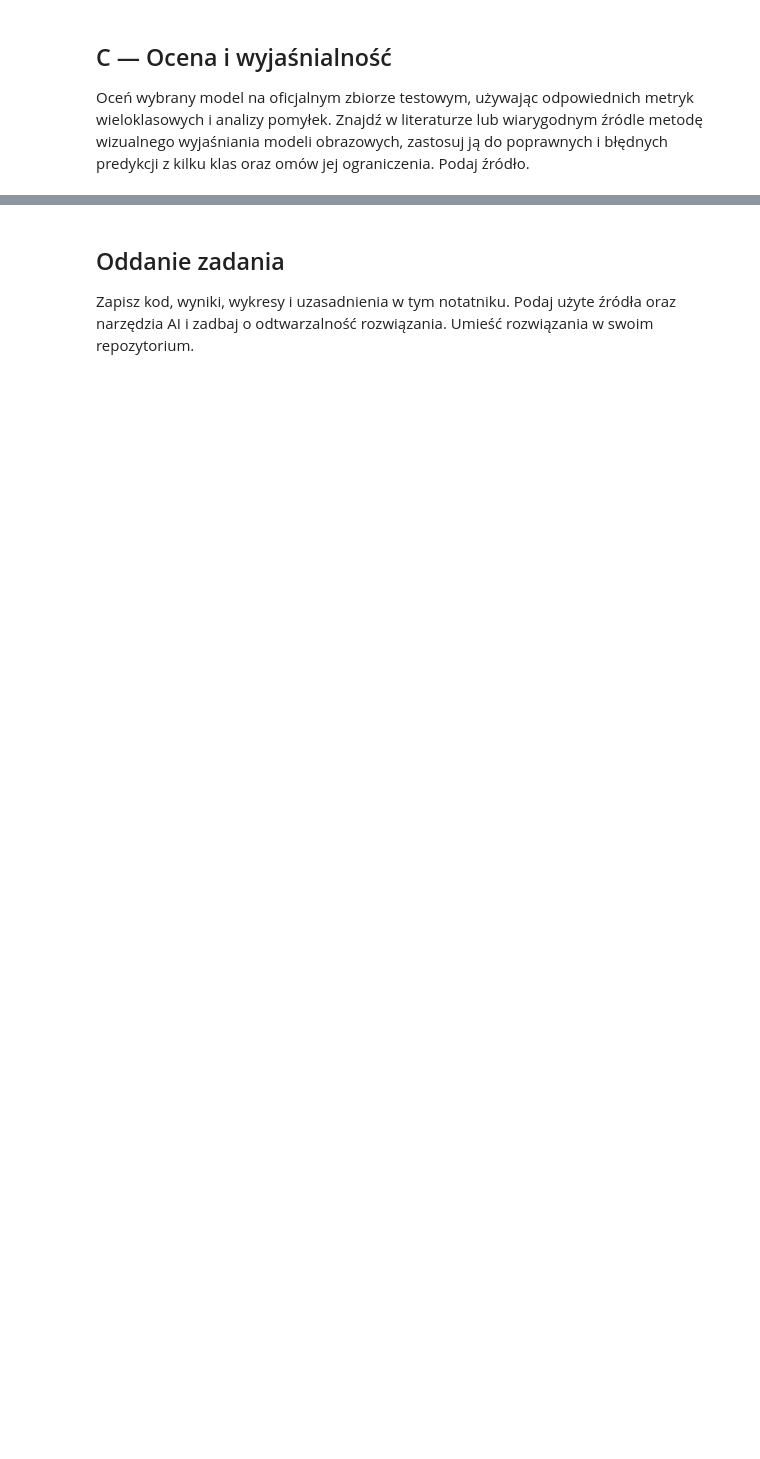
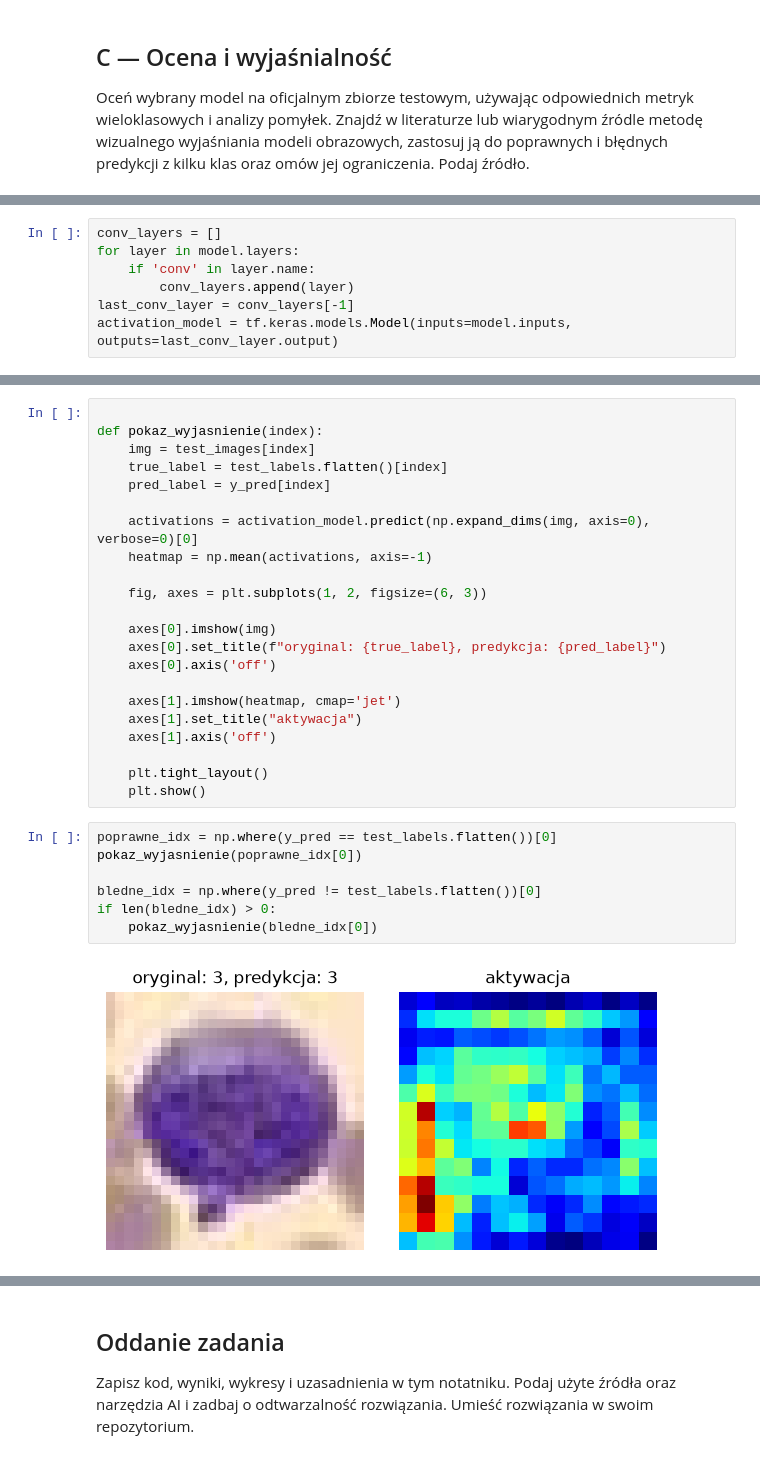
Before and after one commit to Marusiella/Rekrutacja-AI-Med-2026-2027, a Jupyter notebook: Zadanie-2A/Rozwiązanie-2A.ipynb, the cells around one changed output, grey strips where cells are left out. Drawn from its saved outputs; the diff is of its cells as text; blank space fills up the shorter version.

```diff
--- a/Zadanie-2A/Rozwiązanie-2A.ipynb
+++ b/Zadanie-2A/Rozwiązanie-2A.ipynb
@@ -45,0 +249,7 @@ Oceń wybrany model na oficjalnym zbiorze testowym, używając odpowiednich metr
+# %%
+conv_layers = []
+for layer in model.layers:
+    if 'conv' in layer.name:
+        conv_layers.append(layer)
+last_conv_layer = conv_layers[-1]
+activation_model = tf.keras.models.Model(inputs=model.inputs, outputs=last_conv_layer.output)
@@ -45,0 +286,31 @@ Oceń wybrany model na oficjalnym zbiorze testowym, używając odpowiednich metr
+# %%
+
+def pokaz_wyjasnienie(index):
+    img = test_images[index]
+    true_label = test_labels.flatten()[index]
+    pred_label = y_pred[index]
+
+    activations = activation_model.predict(np.expand_dims(img, axis=0), verbose=0)[0]
+    heatmap = np.mean(activations, axis=-1)
+
+    fig, axes = plt.subplots(1, 2, figsize=(6, 3))
+
+    axes[0].imshow(img)
+    axes[0].set_title(f"oryginal: {true_label}, predykcja: {pred_label}")
+    axes[0].axis('off')
+
+    axes[1].imshow(heatmap, cmap='jet')
+    axes[1].set_title("aktywacja")
+    axes[1].axis('off')
+
+    plt.tight_layout()
+    plt.show()
+# %%
+poprawne_idx = np.where(y_pred == test_labels.flatten())[0]
+pokaz_wyjasnienie(poprawne_idx[0])
+
+bledne_idx = np.where(y_pred != test_labels.flatten())[0]
+if len(bledne_idx) > 0:
+    pokaz_wyjasnienie(bledne_idx[0])
+# %% [output]
+[figure, added]
```
Also changed, not shown: parts of 22 cells of this notebook, 1 other file.
